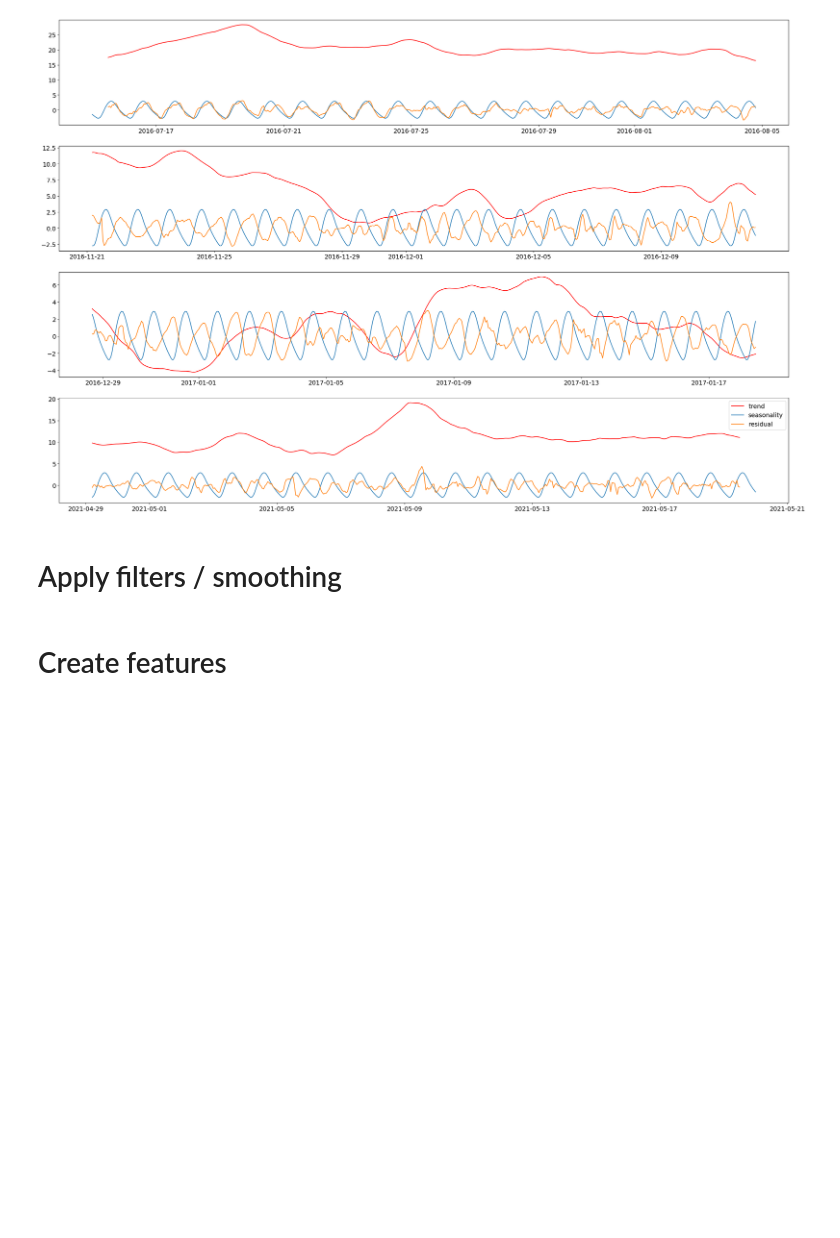
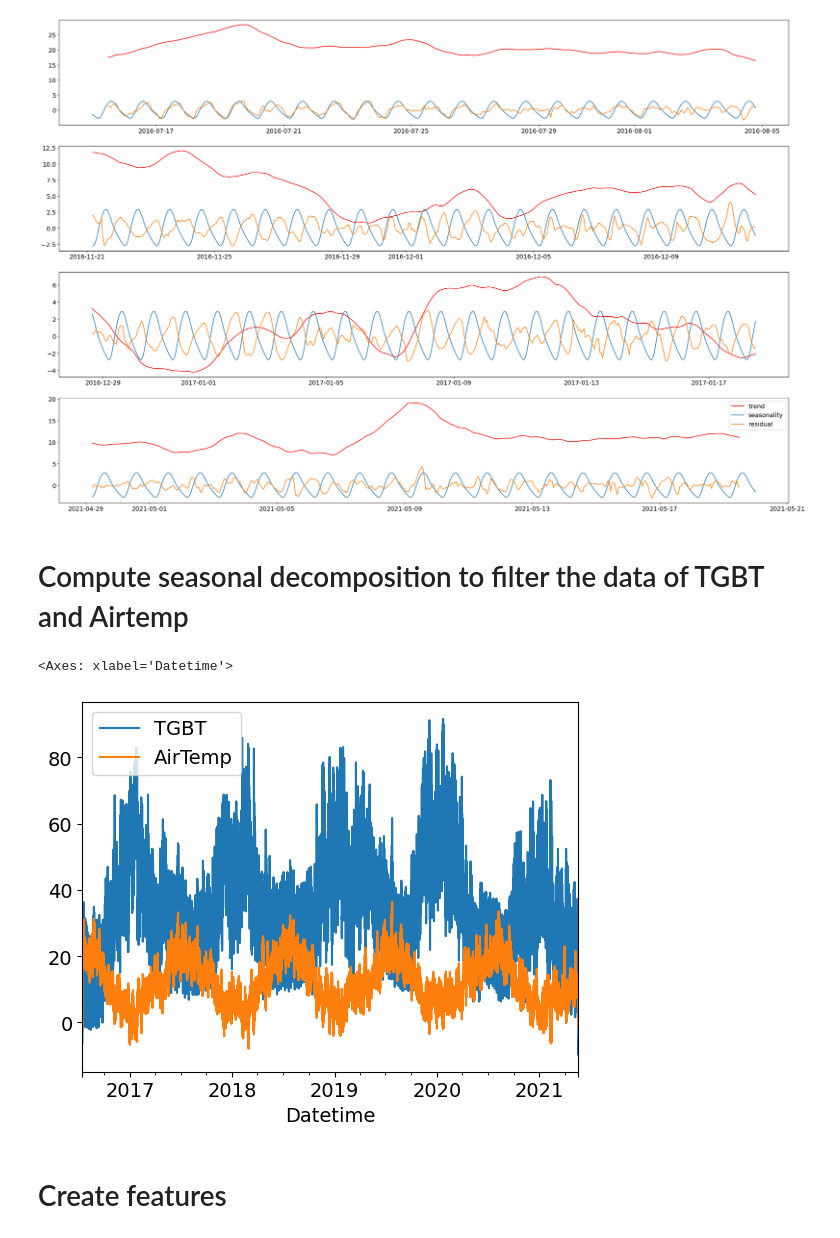
Before and after one commit to SmartGridandCity/DrahiX_power_consumption_forecast-, a Jupyter notebook: pre_processing.ipynb, the cells around one changed output. Cells and saved outputs as stored; diff of their text form; code cells hidden in the pictures; blank space fills up the shorter version.

```diff
--- a/pre_processing.ipynb
+++ b/pre_processing.ipynb
@@ -113,7 +64,27 @@ plot_saisonal_decomp(df['AirTemp'])
 # %% [output]
 [figure]
 [figure]
-# %% [markdown]
-# Apply filters / smoothing
+# %% [markdown]
+# Compute seasonal decomposition to filter the data of TGBT and Airtemp
+# %%
+from statsmodels.tsa.seasonal import seasonal_decompose
+
+
+seasonal_decompose_TGBT = seasonal_decompose(df['TGBT'])
+seasonal_decompose_AirTemp = seasonal_decompose(df['AirTemp'])
+
+# no .resid !
+
+# Create new DataFrame with the index of df
+df_saisonal = pd.DataFrame(index=df.index)
+
+# Add seasonal decomposition results to the new DataFrame
+df_saisonal['TGBT'] = seasonal_decompose_TGBT.trend.add(seasonal_decompose_TGBT.seasonal, fill_value=0)
+df_saisonal['AirTemp'] = seasonal_decompose_AirTemp.trend.add(seasonal_decompose_AirTemp.seasonal, fill_value=0)
+
+df_saisonal.plot()
+# %% [output]
+<Axes: xlabel='Datetime'>
+[figure, added]
 # %% [markdown]
 # Create features
```
Also changed, not shown: parts of 16 cells of this notebook.
